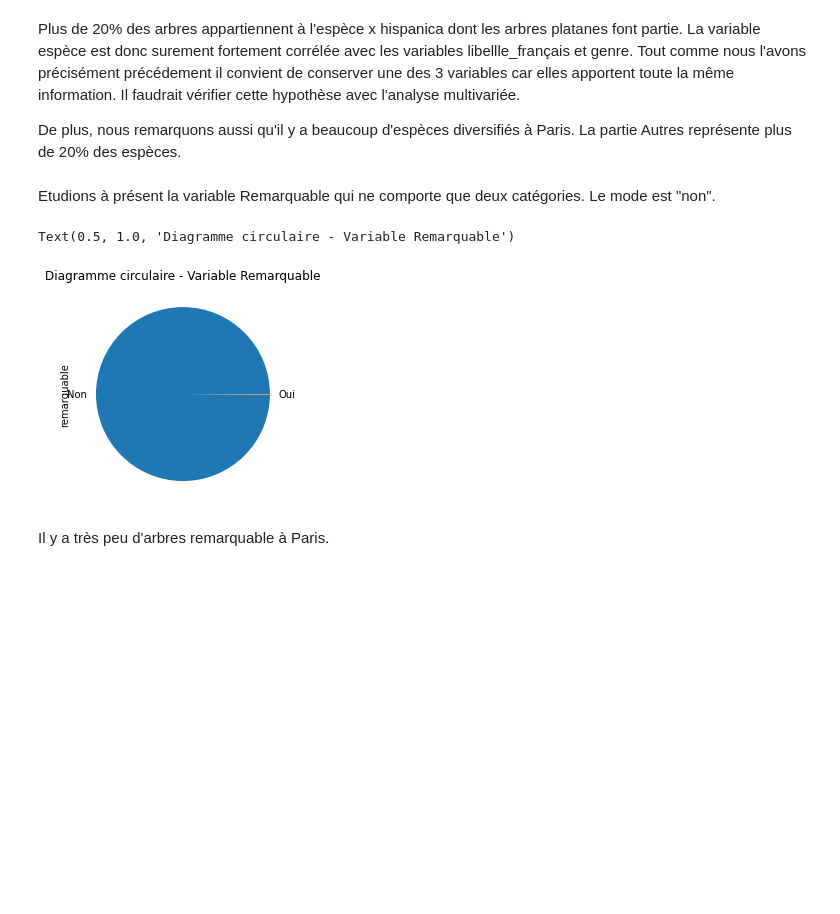
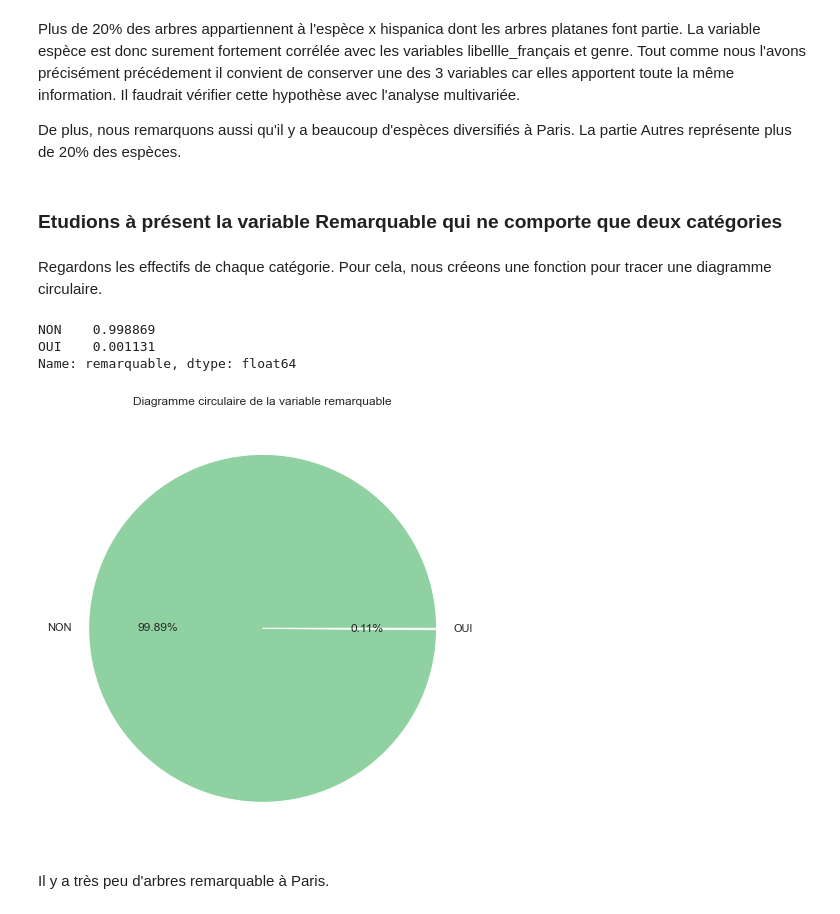
Before and after one commit to AurelieAAN/OP_Projet2, a Jupyter notebook: Scripts_Analyse01.ipynb, the cells around one changed output. Saved outputs shown, nothing was run; the diff lists cells and outputs as text; code cells hidden in the pictures; blank space fills up the shorter version.

```diff
--- a/Scripts_Analyse01.ipynb
+++ b/Scripts_Analyse01.ipynb
@@ -1076,9 +1084,12 @@ Plus de 20% des arbres appartiennent à l'espèce x hispanica dont les arbres pl
 
 De plus, nous remarquons aussi qu'il y a beaucoup d'espèces diversifiés à Paris. La partie Autres représente plus de 20% des espèces.
 # %% [markdown]
-Etudions à présent la variable Remarquable qui ne comporte que deux catégories. Le mode est "non".
+### Etudions à présent la variable Remarquable qui ne comporte que deux catégories
-# %%
-data["remarquable"].value_counts(normalize=True).plot(kind='pie').set_title("Diagramme circulaire - Variable Remarquable")
-# %% [output]
-Text(0.5, 1.0, 'Diagramme circulaire - Variable Remarquable')
-[figure, removed]
+# %% [markdown]
+Regardons les effectifs de chaque catégorie. Pour cela, nous créeons une fonction pour tracer une diagramme circulaire.
+# %%
+data["remarquable"].value_counts(normalize=True)
+# %% [output]
+NON    0.998869
+OUI    0.001131
+Name: remarquable, dtype: float64
@@ -1085,3 +1104,7 @@ Text(0.5, 1.0, 'Diagramme circulaire - Variable Remarquable')
+# %%
+graph_pie(data["remarquable"], "remarquable", "Diagramme circulaire de la variable remarquable",['#8FD1A0', '#46A964'])
+# %% [output]
+[figure, added]
 # %% [markdown]
 Il y a très peu d'arbres remarquable à Paris.
 # %% [markdown]
```
Also changed, not shown: parts of 104 cells of this notebook.
